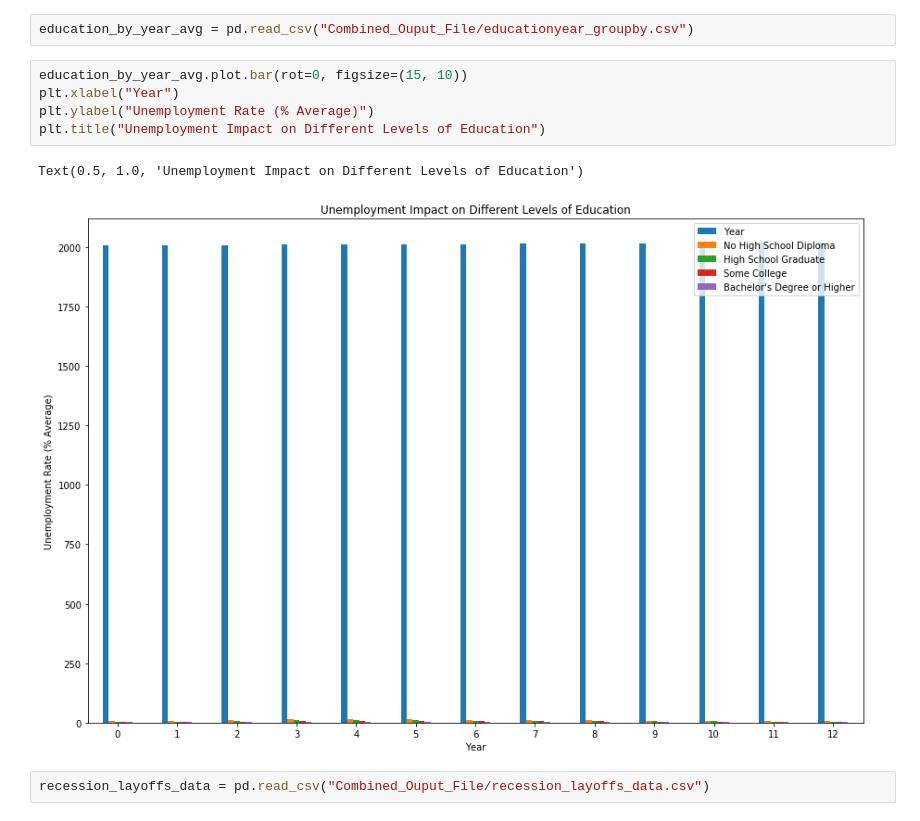
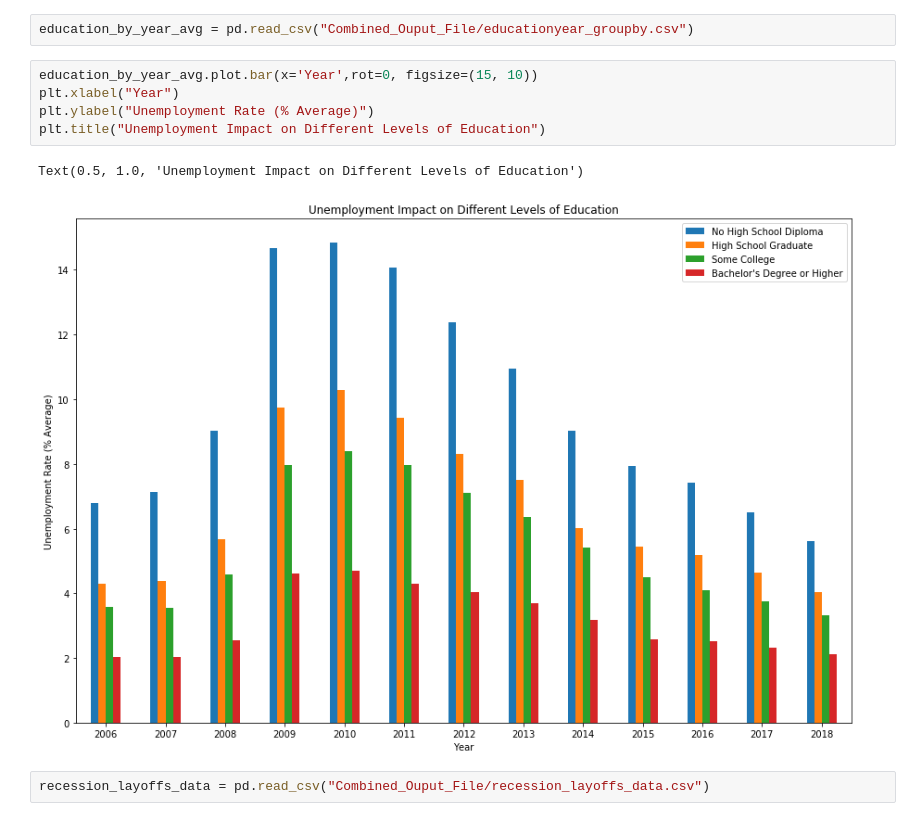
Before and after one commit to jasmine73317/Project-1_Unemployment_data, a Jupyter notebook: Visualization_For_Master.ipynb, the cells around one changed output. Cells and saved outputs as stored; diff of their text form.

```diff
--- a/Visualization_For_Master.ipynb
+++ b/Visualization_For_Master.ipynb
@@ -36,13 +36,13 @@ plt.show()
 # %%
 education_by_year_avg = pd.read_csv("Combined_Ouput_File/educationyear_groupby.csv")
 # %%
-education_by_year_avg.plot.bar(rot=0, figsize=(15, 10))
+education_by_year_avg.plot.bar(x='Year',rot=0, figsize=(15, 10))
 plt.xlabel("Year")
 plt.ylabel("Unemployment Rate (% Average)")
 plt.title("Unemployment Impact on Different Levels of Education")
 # %% [output]
 Text(0.5, 1.0, 'Unemployment Impact on Different Levels of Education')
-[figure, old version]
+[figure, new version]
 # %%
 recession_layoffs_data = pd.read_csv("Combined_Ouput_File/recession_layoffs_data.csv")
 # %%
```
Also changed, not shown: parts of 2 cells of this notebook, 3 other files.
